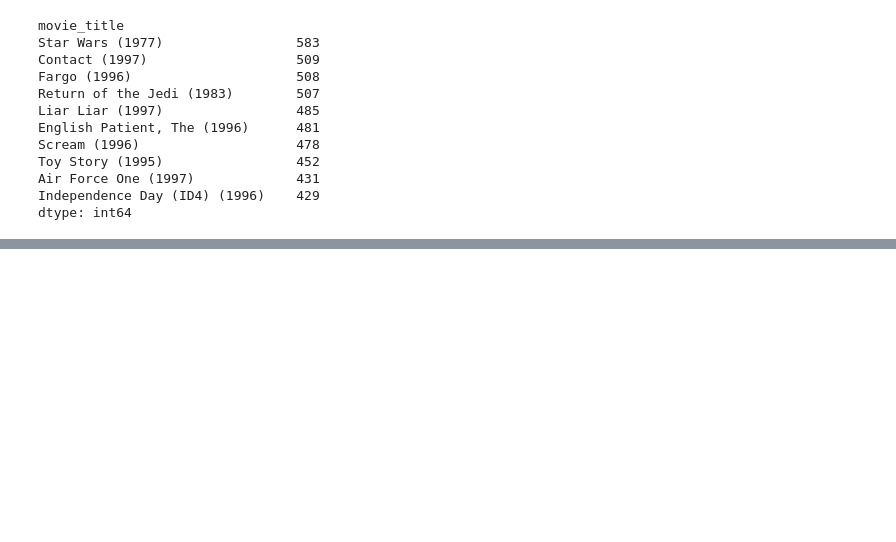
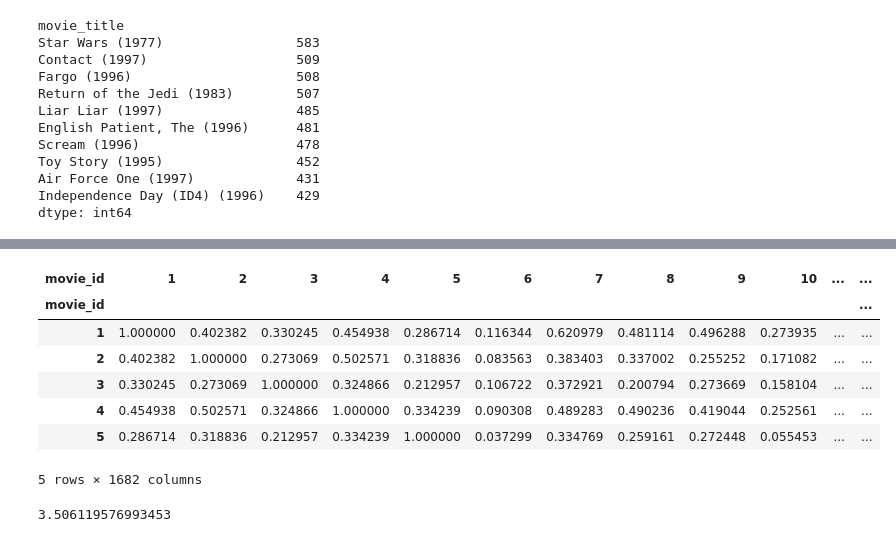
Before and after one commit to kaflebiplob/Movie_Recommendation_System, a Jupyter notebook: notebook/train_my_data.ipynb, the cells around one changed output, grey strips where cells are left out. Cells and saved outputs as stored; diff of their text form; code cells hidden in the pictures; blank space fills up the shorter version.

```diff
--- a/notebook/train_my_data.ipynb
+++ b/notebook/train_my_data.ipynb
@@ -286,0 +321,52 @@ dtype: int64
+# %%
+from sklearn.metrics.pairwise import cosine_similarity
+
+# fill NaN with 0 for similarity computation only
+item_matrix_filled = user_item_matrix.fillna(0)
+
+item_similarity = cosine_similarity(item_matrix_filled.T)
+
+item_similarity_df = pd.DataFrame(
+    item_similarity,
+    index=user_item_matrix.columns,
+    columns=user_item_matrix.columns
+)
+
+item_similarity_df.head()
+# %% [output]
+| movie_id | 1 | 2 | 3 | 4 | 5 | 6 | 7 | 8 | 9 | 10 | ... | ... |
+| movie_id |  |  |  |  |  |  |  |  |  |  |  | ... |
+| 1 | 1.000000 | 0.402382 | 0.330245 | 0.454938 | 0.286714 | 0.116344 | 0.620979 | 0.481114 | 0.496288 | 0.273935 | ... | ... |
+| 2 | 0.402382 | 1.000000 | 0.273069 | 0.502571 | 0.318836 | 0.083563 | 0.383403 | 0.337002 | 0.255252 | 0.171082 | ... | ... |
+| 3 | 0.330245 | 0.273069 | 1.000000 | 0.324866 | 0.212957 | 0.106722 | 0.372921 | 0.200794 | 0.273669 | 0.158104 | ... | ... |
+| 4 | 0.454938 | 0.502571 | 0.324866 | 1.000000 | 0.334239 | 0.090308 | 0.489283 | 0.490236 | 0.419044 | 0.252561 | ... | ... |
+| 5 | 0.286714 | 0.318836 | 0.212957 | 0.334239 | 1.000000 | 0.037299 | 0.334769 | 0.259161 | 0.272448 | 0.055453 | ... | ... |
+5 rows × 1682 columns
+# %%
+def predict_rating(user_id, movie_id, k=20):
+    if movie_id not in item_similarity_df.columns:
+        return global_mean
+
+    user_ratings = user_item_matrix.loc[user_id].dropna()
+
+    if user_ratings.empty:
+        return global_mean
+
+    sims = item_similarity_df[movie_id][user_ratings.index]
+
+    # keep only the k most similar movies the user has rated
+    top_k = sims.sort_values(ascending=False).head(k)
+    top_k = top_k[top_k > 0]
+
+    if top_k.empty:
+        return movie_avg.get(movie_id, global_mean)
+
+    weighted_sum = (top_k * user_ratings[top_k.index]).sum()
+    sim_sum = top_k.sum()
+
+    return weighted_sum / sim_sum
+
+# quick sanity check
+print(predict_rating(196, 242))
+# %% [output]
+3.506119576993453
```
Also changed, not shown: parts of 5 cells of this notebook.
